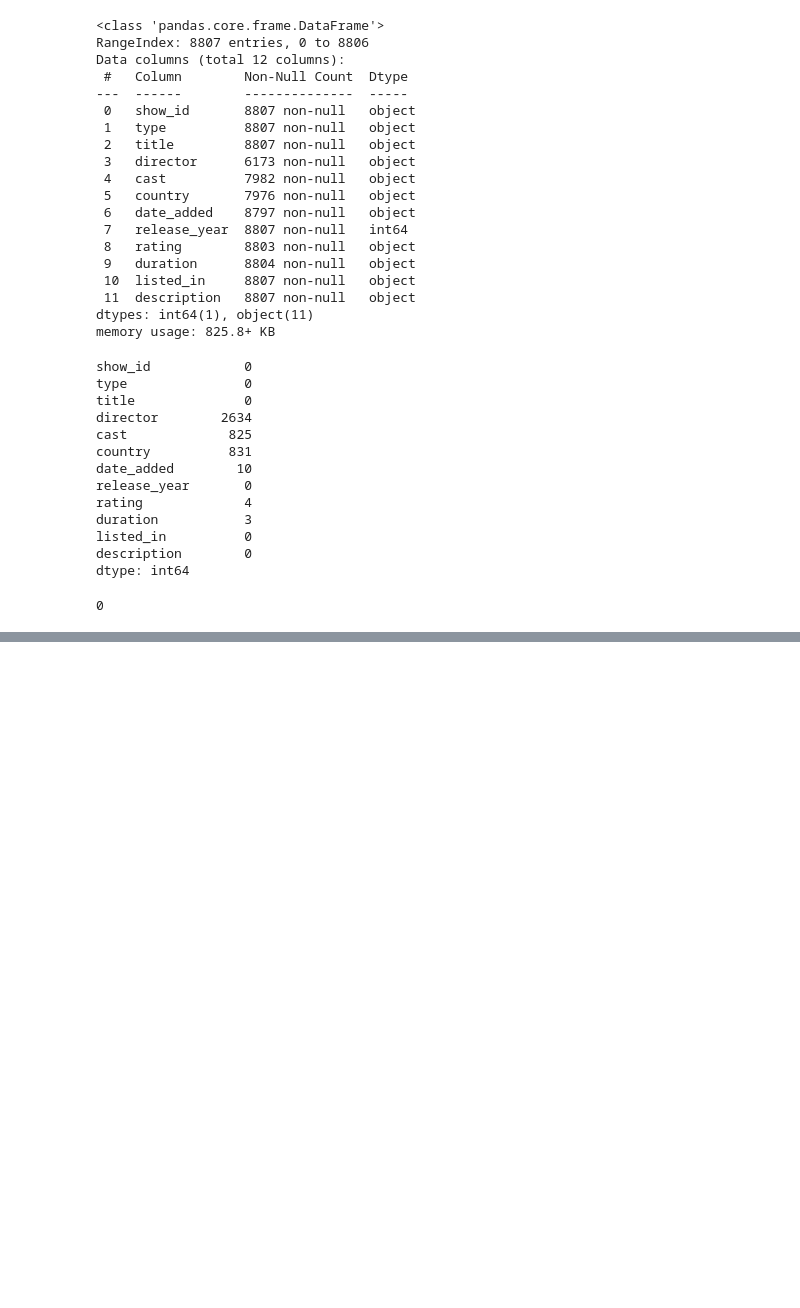
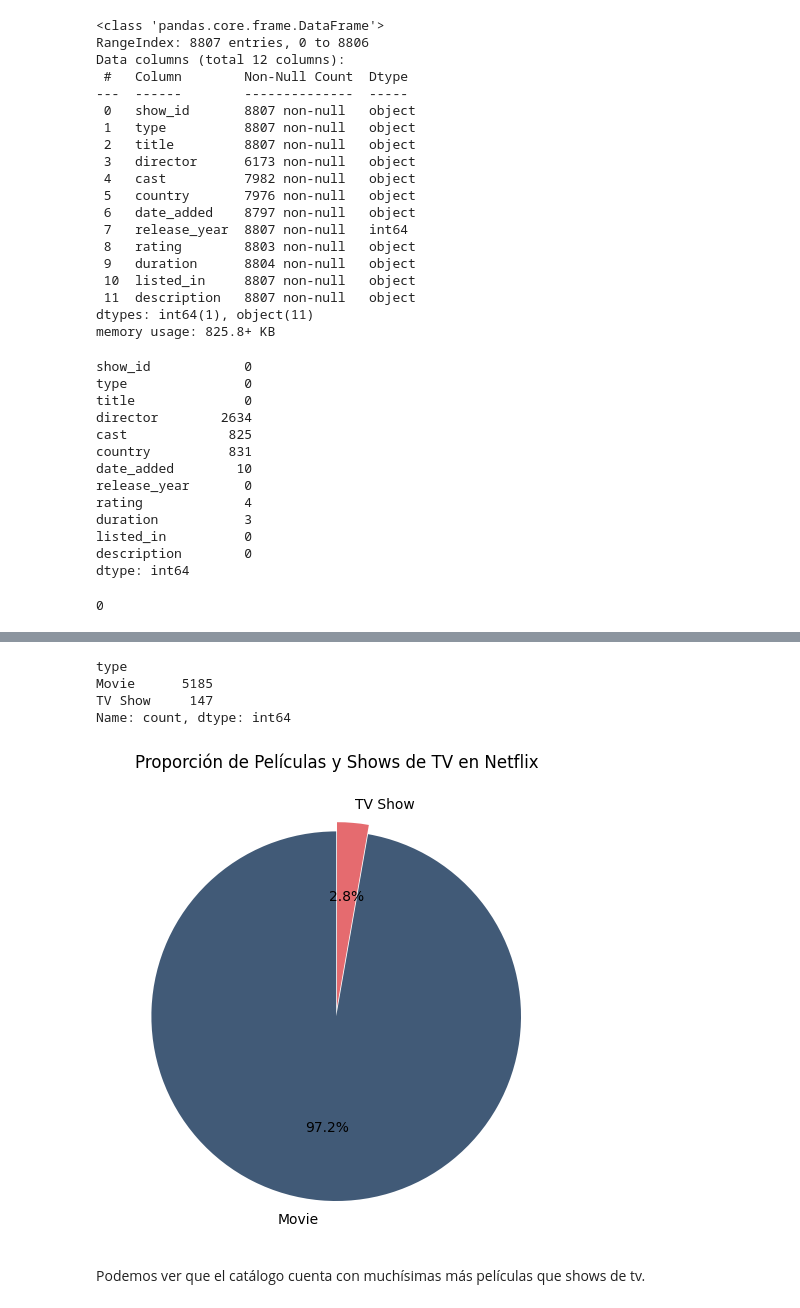
Before and after one commit to sbkrz/netflix_movies, a Jupyter notebook: EDA.ipynb, the cells around one changed output, grey strips where cells are left out. Drawn from its saved outputs; the diff is of its cells as text; code cells hidden in the pictures; blank space fills up the shorter version.

```diff
--- a/EDA.ipynb
+++ b/EDA.ipynb
@@ -56,3 +57,6 @@ dtype: int64
 titles.duplicated().sum()
 # %% [output]
 0
+# %%
+#Creo un nuevo DF sin los valores nulos.
+titles_clean = titles.dropna()
@@ -58,0 +88,18 @@ titles.duplicated().sum()
+# %%
+types_count = titles_clean['type'].value_counts()
+print(types_count)
+# %% [output]
+type
+Movie      5185
+TV Show     147
+Name: count, dtype: int64
+# %%
+#Realizo un gráfico para visualizar la distribución de títulos por películas y por shows de tv.
+plt.figure(figsize=(6,6))
+plt.pie(types_count, labels=types_count.index, autopct='%1.1f%%', colors=['#415a77', '#e56b6f'], startangle=90, explode=(0.05, 0))
+plt.title("Proporción de Películas y Shows de TV en Netflix")
+plt.show()
+# %% [output]
+[figure, added]
+# %% [markdown]
+Podemos ver que el catálogo cuenta con muchísimas más películas que shows de tv.
```
Also changed, not shown: parts of 52 cells of this notebook, 1 other file.
